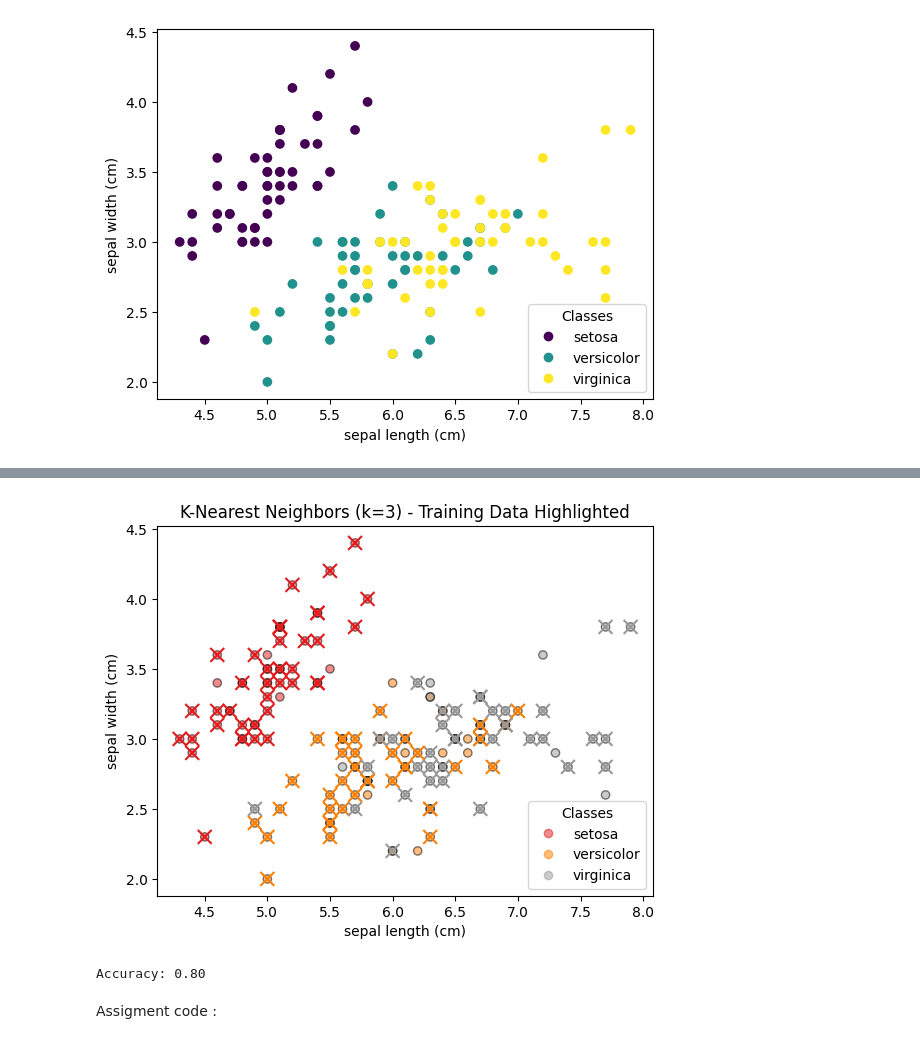
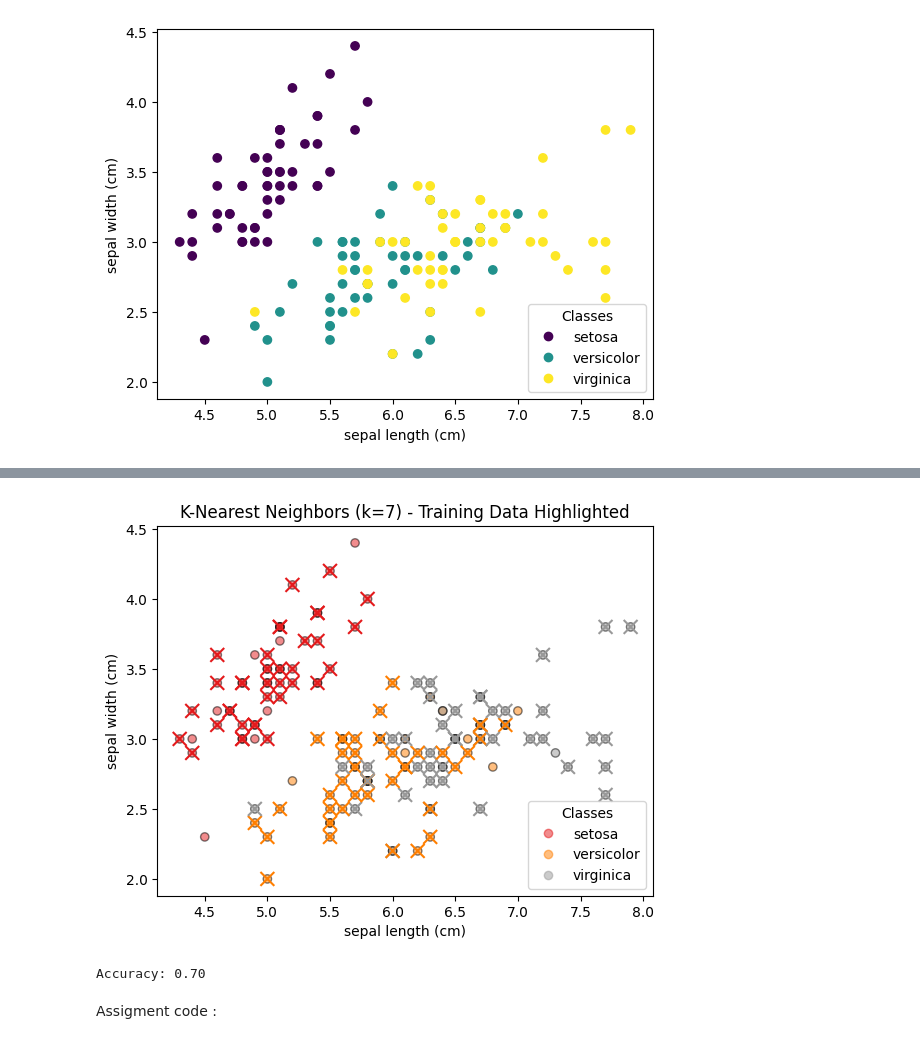
Before and after one commit to Abdo-Anwar/Torp-ML1, a Jupyter notebook: Task1/Task-1.ipynb, the cells around one changed output, grey strips where cells are left out. Drawn from its saved outputs; the diff is of its cells as text; code cells hidden in the pictures.

```diff
--- a/Task1/Task-1.ipynb
+++ b/Task1/Task-1.ipynb
@@ -35,6 +35,6 @@ plt.scatter(X_test[:, 0], X_test[:, 1], c=y_test, cmap=plt.cm.Set1, edgecolor='k
 # %%
 
-knn = KNeighborsClassifier(n_neighbors=3)
+knn = KNeighborsClassifier(n_neighbors=7)
 knn.fit(X_test, y_test)
 plt.scatter(X[:, 0], X[:, 1], c=y, cmap=plt.cm.Set1, edgecolor='k', label='All Data', alpha=0.5)
 plt.scatter(X_train[:, 0], X_train[:, 1], c=y_train, cmap=plt.cm.Set1, edgecolor='k', marker='x', s=100, label='Training Data')
@@ -51,23 +51,23 @@ plt.show()
 # %%
 from sklearn.metrics import accuracy_score
 
 _, ax = plt.subplots()
 scatter_all = ax.scatter(X[:, 0], X[:, 1], c=y, cmap=plt.cm.Set1, edgecolor='k', alpha=0.5)
 scatter_train = ax.scatter(X_train[:, 0], X_train[:, 1], c=y_train, cmap=plt.cm.Set1, edgecolor='k', marker='x', s=100, label='Training Data')
 #scatter_test = ax.scatter(X_test[:, 0], X_test[:, 1], c=y_pred, cmap=plt.cm.Set1, edgecolor='k', marker='o', s=100, label='Test Predictions')
 
 ax.set(xlabel=iris.feature_names[0], ylabel=iris.feature_names[1])
 _ = ax.legend(
     scatter_all.legend_elements()[0], iris.target_names, loc="lower right", title="Classes"
 )
 
-plt.title("K-Nearest Neighbors (k=3) - Training Data Highlighted")
+plt.title("K-Nearest Neighbors (k=7) - Training Data Highlighted")
 plt.show()
 accuracy = accuracy_score(y_test, y_pred)
 print(f"Accuracy: {accuracy:.2f}")
 # %% [output]
-[figure, old version]
+[figure, new version]
-Accuracy: 0.80
+Accuracy: 0.70
 # %% [markdown]
 Assigment code :
 # %%
```
Also changed, not shown: parts of 5 cells of this notebook.
